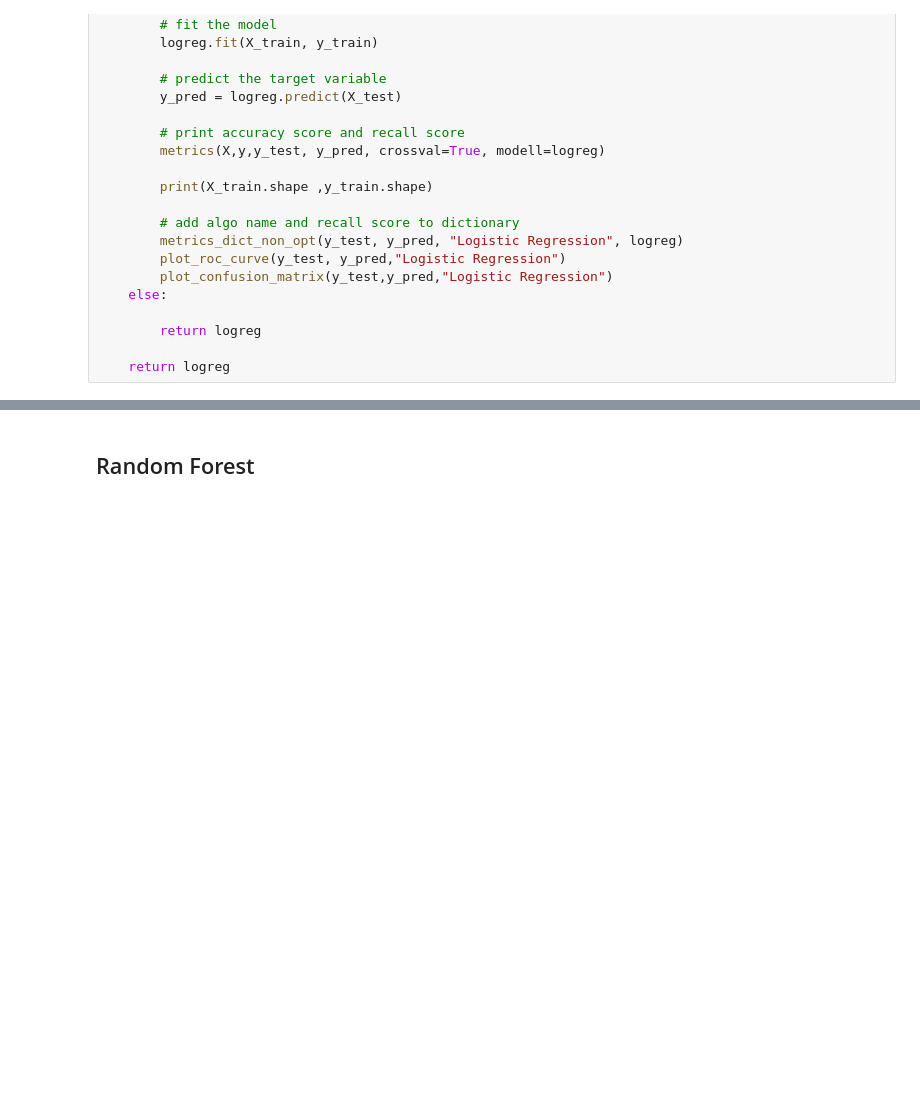
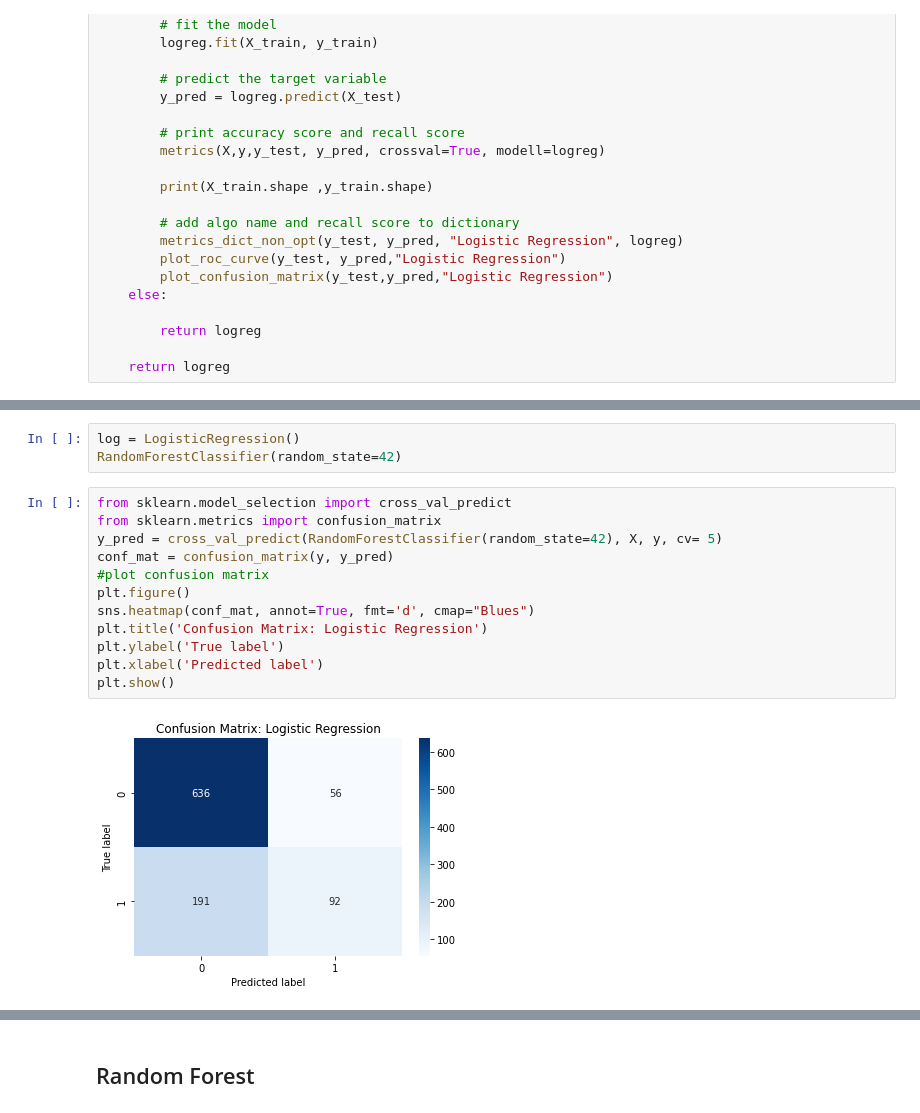
Before and after one commit to DanielGit4/AML, a Jupyter notebook: German_Credit_data/classification.ipynb, the cells around one changed output, grey strips where cells are left out. Drawn from its saved outputs; the diff is of its cells as text; blank space fills up the shorter version.

```diff
--- a/German_Credit_data/classification.ipynb
+++ b/German_Credit_data/classification.ipynb
@@ -208 +230,18 @@ Crossval score: [0.41509434 0.43560606 0.39622642 0.48076923 0.51094891 0.452830
 LogisticRegression(random_state=42)
+# %%
+log = LogisticRegression()
+RandomForestClassifier(random_state=42)
+# %%
+from sklearn.model_selection import cross_val_predict
+from sklearn.metrics import confusion_matrix
+y_pred = cross_val_predict(RandomForestClassifier(random_state=42), X, y, cv= 5)
+conf_mat = confusion_matrix(y, y_pred)
+#plot confusion matrix
+plt.figure()
+sns.heatmap(conf_mat, annot=True, fmt='d', cmap="Blues")
+plt.title('Confusion Matrix: Logistic Regression')
+plt.ylabel('True label')
+plt.xlabel('Predicted label')
+plt.show()
+# %% [output]
+[figure, added]
```
Also changed, not shown: parts of 14 cells of this notebook.
